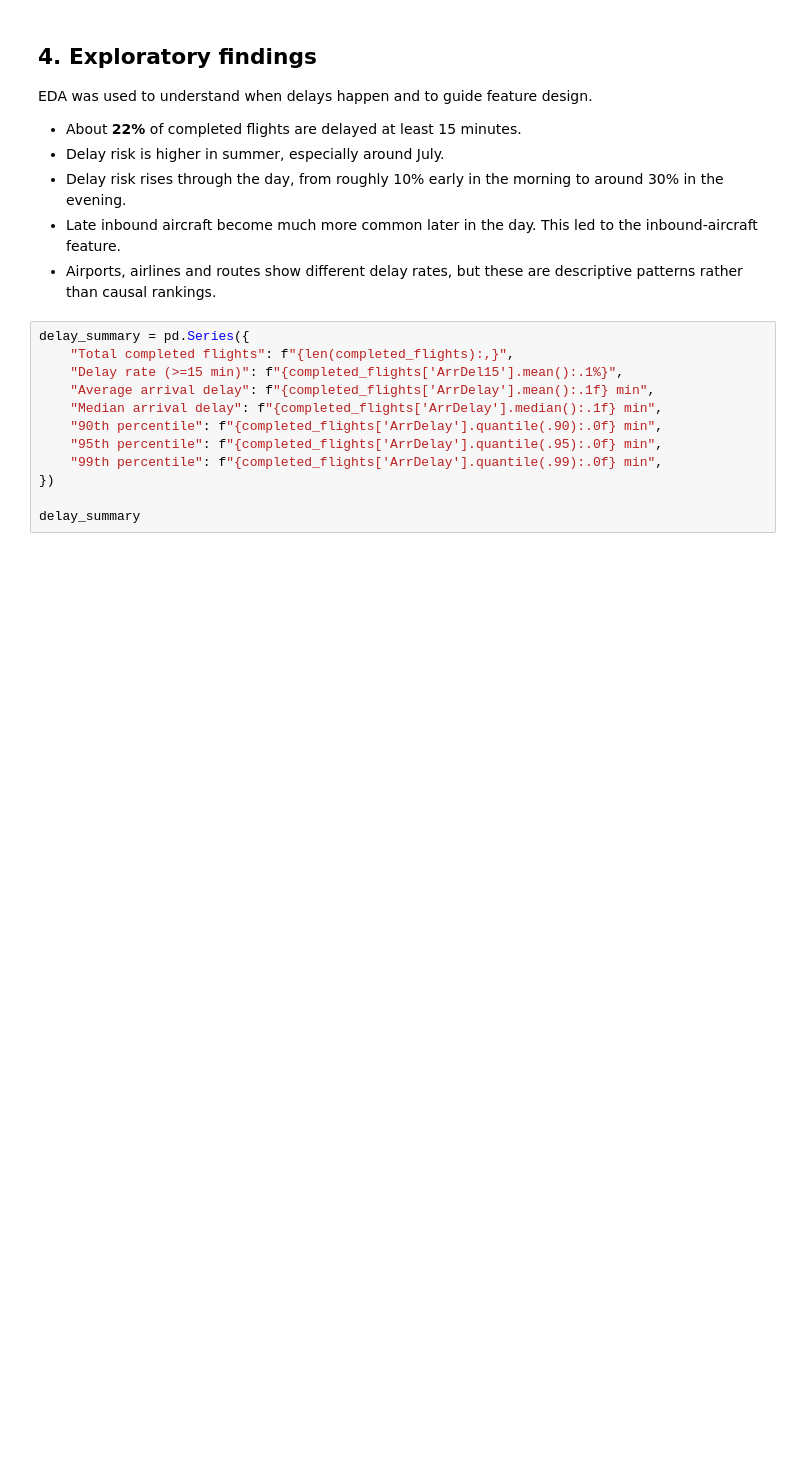
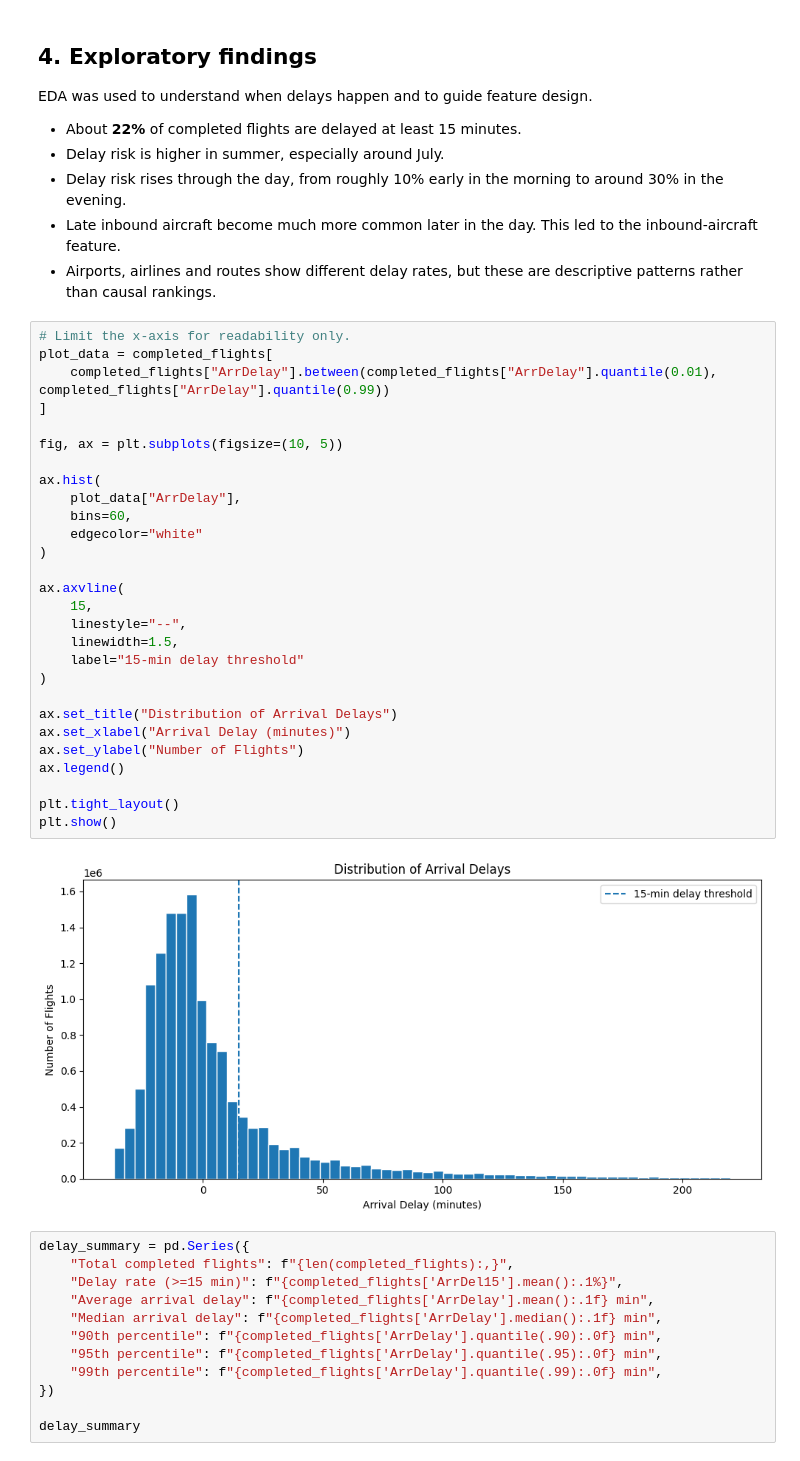
Before and after one commit to ruiwen829/flight-delay-analysis, a Jupyter notebook: notebooks/Flight_Delay_Case_Submission_Final.ipynb, the cells around one changed output. Cells and saved outputs as stored; diff of their text form; blank space fills up the shorter version.

Commit message:
added delay distribution plot

```diff
--- a/notebooks/Flight_Delay_Case_Submission_Final.ipynb
+++ b/notebooks/Flight_Delay_Case_Submission_Final.ipynb
@@ -111,6 +111,36 @@ EDA was used to understand when delays happen and to guide feature design.
 - Delay risk rises through the day, from roughly 10% early in the morning to around 30% in the evening.
 - Late inbound aircraft become much more common later in the day. This led to the inbound-aircraft feature.
 - Airports, airlines and routes show different delay rates, but these are descriptive patterns rather than causal rankings.
+# %%
+# Limit the x-axis for readability only.
+plot_data = completed_flights[
+    completed_flights["ArrDelay"].between(completed_flights["ArrDelay"].quantile(0.01), completed_flights["ArrDelay"].quantile(0.99))
+]
+
+fig, ax = plt.subplots(figsize=(10, 5))
+
+ax.hist(
+    plot_data["ArrDelay"],
+    bins=60,
+    edgecolor="white"
+)
+
+ax.axvline(
+    15,
+    linestyle="--",
+    linewidth=1.5,
+    label="15-min delay threshold"
+)
+
+ax.set_title("Distribution of Arrival Delays")
+ax.set_xlabel("Arrival Delay (minutes)")
+ax.set_ylabel("Number of Flights")
+ax.legend()
+
+plt.tight_layout()
+plt.show()
+# %% [output]
+[figure, added]
 # %%
 delay_summary = pd.Series({
     "Total completed flights": f"{len(completed_flights):,}",
```
Also changed, not shown: parts of 8 cells of this notebook.
